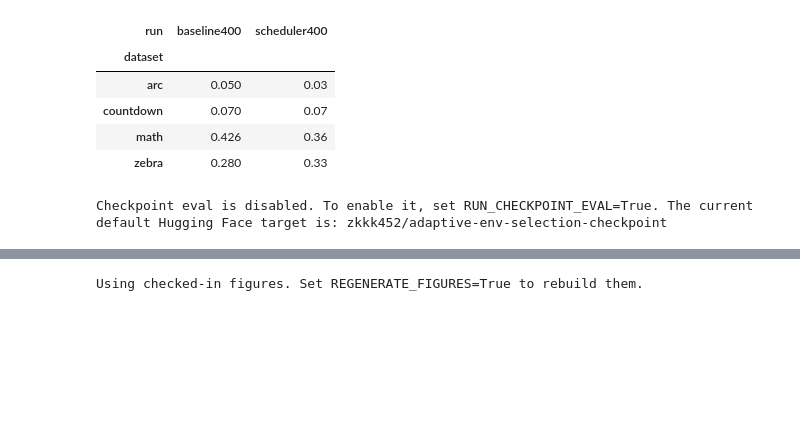
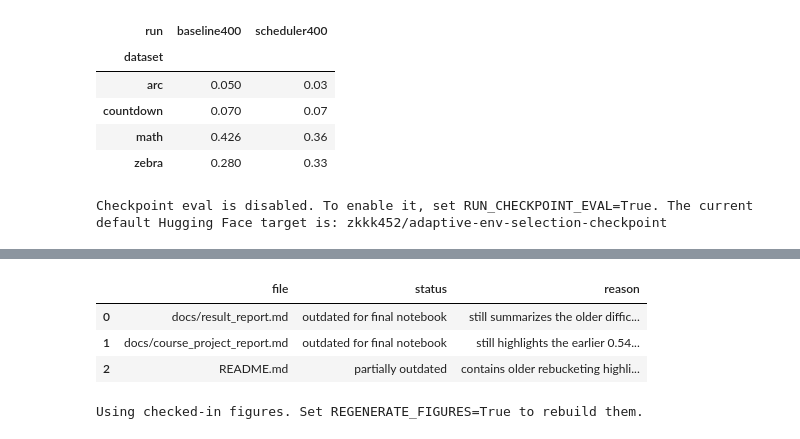
Before and after one commit to kkkzzz0101/Adaptive-Env-Selection, a Jupyter notebook: paper/deliverables/project_groupID.ipynb, the cells around one changed output, grey strips where cells are left out. Saved outputs shown, nothing was run; the diff lists cells and outputs as text; code cells hidden in the pictures; blank space fills up the shorter version.

```diff
--- a/paper/deliverables/project_groupID.ipynb
+++ b/paper/deliverables/project_groupID.ipynb
@@ -593,3 +594,27 @@ Interpretation: at step 200, scheduler without rebucket already outperforms rand
+# %%
+checked_in_report_note = pd.DataFrame([
+    {
+        "file": "docs/result_report.md",
+        "status": "outdated for final notebook",
+        "reason": "still summarizes the older difficulty-init rebucketing numbers",
+    },
+    {
+        "file": "docs/course_project_report.md",
+        "status": "outdated for final notebook",
+        "reason": "still highlights the earlier 0.540 / 0.300 acc-init rebucketing result",
+    },
+    {
+        "file": "README.md",
+        "status": "partially outdated",
+        "reason": "contains older rebucketing highlights and should not override the final 80->200 submission result",
+    },
+])
+display(checked_in_report_note)
+# %% [output]
+|  | file | status | reason |
+| 0 | docs/result_report.md | outdated for final notebook | still summarizes the older diffic... |
+| 1 | docs/course_project_report.md | outdated for final notebook | still highlights the earlier 0.54... |
+| 2 | README.md | partially outdated | contains older rebucketing highli... |
 # %%
 if REGENERATE_FIGURES:
     subprocess.run([sys.executable, str(ROOT / "paper" / "scripts" / "make_figures.py")], cwd=ROOT, check=True)
```
Also changed, not shown: parts of 7 cells of this notebook, 1 other file.
